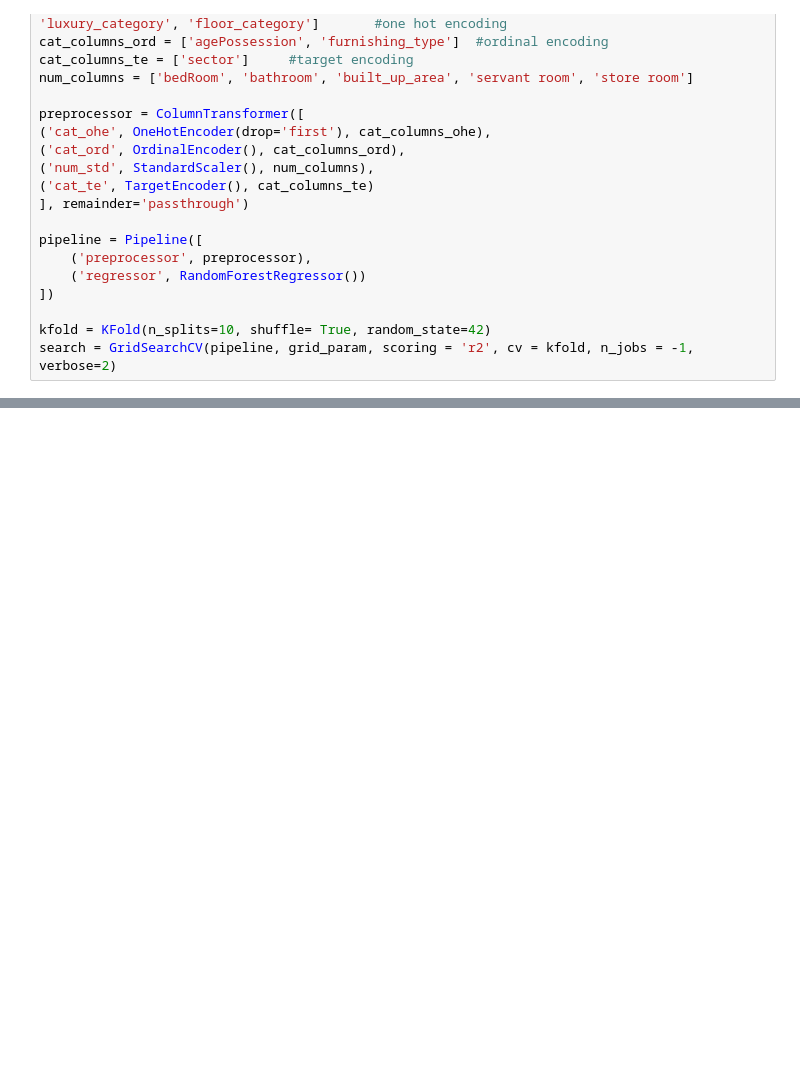
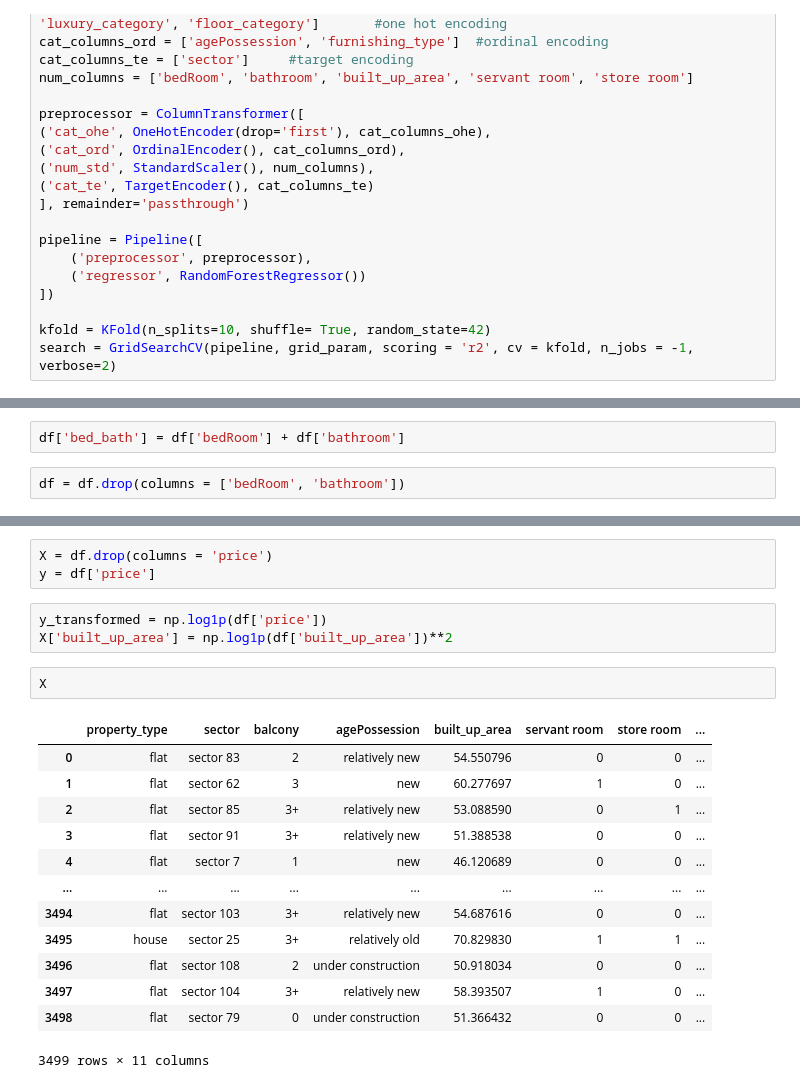
Before and after one commit to akshaypratap008/Real-Estate-Project, a Jupyter notebook: notebooks/model-training-and-model-selection/11_hyperparameter_tunning1.ipynb, the cells around one changed output, grey strips where cells are left out. Drawn from its saved outputs; the diff is of its cells as text; blank space fills up the shorter version.

```diff
--- a/notebooks/model-training-and-model-selection/11_hyperparameter_tunning1.ipynb
+++ b/notebooks/model-training-and-model-selection/11_hyperparameter_tunning1.ipynb
@@ -230,0 +278,4 @@ Fitting 10 folds for each of 108 candidates, totalling 1080 fits
+# %%
+df['bed_bath'] = df['bedRoom'] + df['bathroom']
+# %%
+df = df.drop(columns = ['bedRoom', 'bathroom'])
@@ -230,0 +291,22 @@ Fitting 10 folds for each of 108 candidates, totalling 1080 fits
+# %%
+X = df.drop(columns = 'price')
+y = df['price']
+# %%
+y_transformed = np.log1p(df['price'])
+X['built_up_area'] = np.log1p(df['built_up_area'])**2
+# %%
+X
+# %% [output]
+|  | property_type | sector | balcony | agePossession | built_up_area | servant room | store room | ... |
+| 0 | flat | sector 83 | 2 | relatively new | 54.550796 | 0 | 0 | ... |
+| 1 | flat | sector 62 | 3 | new | 60.277697 | 1 | 0 | ... |
+| 2 | flat | sector 85 | 3+ | relatively new | 53.088590 | 0 | 1 | ... |
+| 3 | flat | sector 91 | 3+ | relatively new | 51.388538 | 0 | 0 | ... |
+| 4 | flat | sector 7 | 1 | new | 46.120689 | 0 | 0 | ... |
+| ... | ... | ... | ... | ... | ... | ... | ... | ... |
+| 3494 | flat | sector 103 | 3+ | relatively new | 54.687616 | 0 | 0 | ... |
+| 3495 | house | sector 25 | 3+ | relatively old | 70.829830 | 1 | 1 | ... |
+| 3496 | flat | sector 108 | 2 | under construction | 50.918034 | 0 | 0 | ... |
+| 3497 | flat | sector 104 | 3+ | relatively new | 58.393507 | 1 | 0 | ... |
+| 3498 | flat | sector 79 | 0 | under construction | 51.366432 | 0 | 0 | ... |
+3499 rows × 11 columns
```
Also changed, not shown: parts of 31 cells of this notebook, 15 other files.
